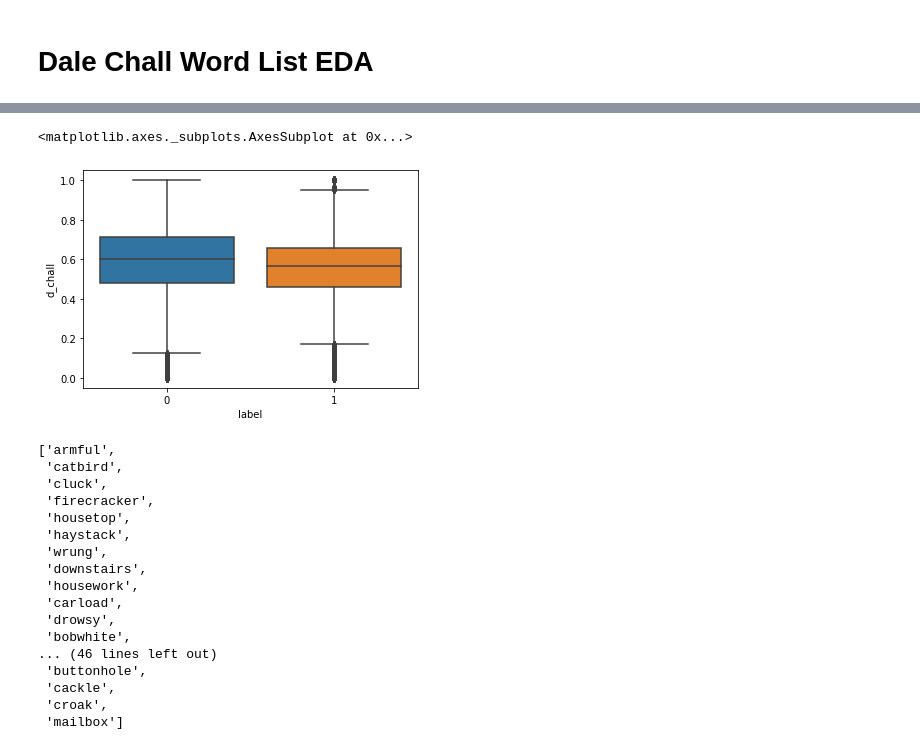
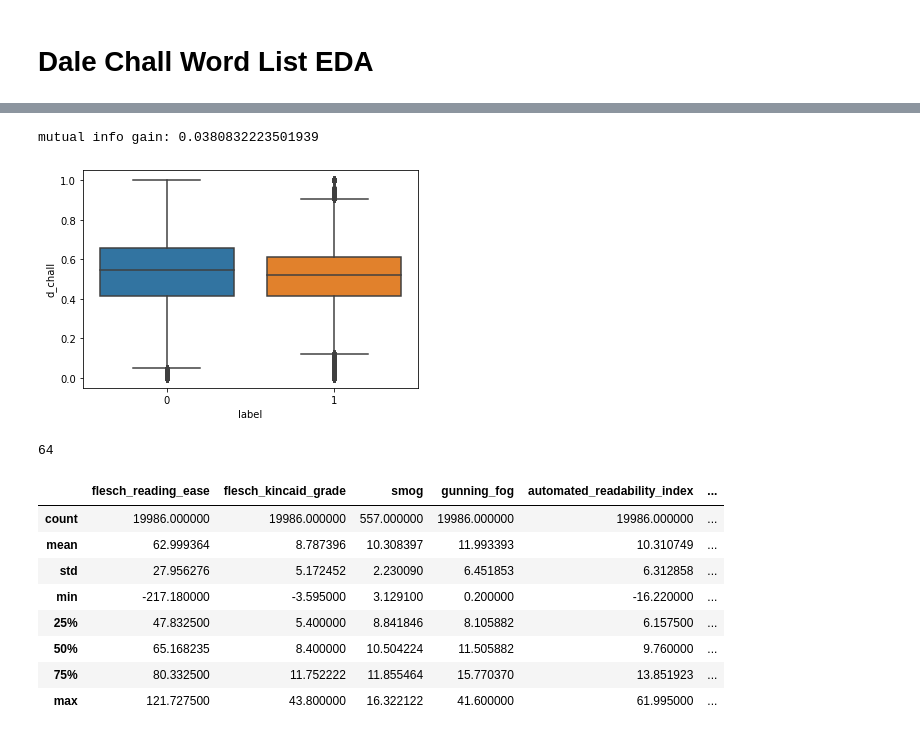
Before and after one commit to Tstrebe2/predicting-text-difficulty, a Jupyter notebook: tim-dchall-eda.ipynb, the cells around one changed output, grey strips where cells are left out. Drawn from its saved outputs; the diff is of its cells as text; code cells hidden in the pictures.

```diff
--- a/tim-dchall-eda.ipynb
+++ b/tim-dchall-eda.ipynb
@@ -57,27 +60,10 @@ wiki_df_train
 # %%
-import seaborn as sns
-
 sns.boxplot(data=wiki_df_train, x='label', y='d_chall')
+print('mutual info gain:', mutual_info_classif(wiki_df_train[['d_chall']], wiki_df_train['label'])[0])
 # %% [output]
-<matplotlib.axes._subplots.AxesSubplot at 0x...>
+mutual info gain: 0.0380832223501939
-[figure, old version]
+[figure, new version]
 # %%
-[w for w in d_chall if w not in feature_array]
+len([w for w in d_chall if w not in feature_array])
 # %% [output]
-['armful',
- 'catbird',
- 'cluck',
- 'firecracker',
- 'housetop',
- 'haystack',
- 'wrung',
- 'downstairs',
- 'housework',
- 'carload',
- 'drowsy',
- 'bobwhite',
-... (46 lines left out)
- 'buttonhole',
- 'cackle',
- 'croak',
- 'mailbox']
+64
@@ -83,0 +83,12 @@ sns.boxplot(data=wiki_df_train, x='label', y='d_chall')
+# %%
+wiki_read.describe()
+# %% [output]
+|  | flesch_reading_ease | flesch_kincaid_grade | smog | gunning_fog | automated_readability_index | ... |
+| count | 19986.000000 | 19986.000000 | 557.000000 | 19986.000000 | 19986.000000 | ... |
+| mean | 62.999364 | 8.787396 | 10.308397 | 11.993393 | 10.310749 | ... |
+| std | 27.956276 | 5.172452 | 2.230090 | 6.451853 | 6.312858 | ... |
+| min | -217.180000 | -3.595000 | 3.129100 | 0.200000 | -16.220000 | ... |
+| 25% | 47.832500 | 5.400000 | 8.841846 | 8.105882 | 6.157500 | ... |
+| 50% | 65.168235 | 8.400000 | 10.504224 | 11.505882 | 9.760000 | ... |
+| 75% | 80.332500 | 11.752222 | 11.855464 | 15.770370 | 13.851923 | ... |
+| max | 121.727500 | 43.800000 | 16.322122 | 41.600000 | 61.995000 | ... |
```
Also changed, not shown: parts of 7 cells of this notebook.
